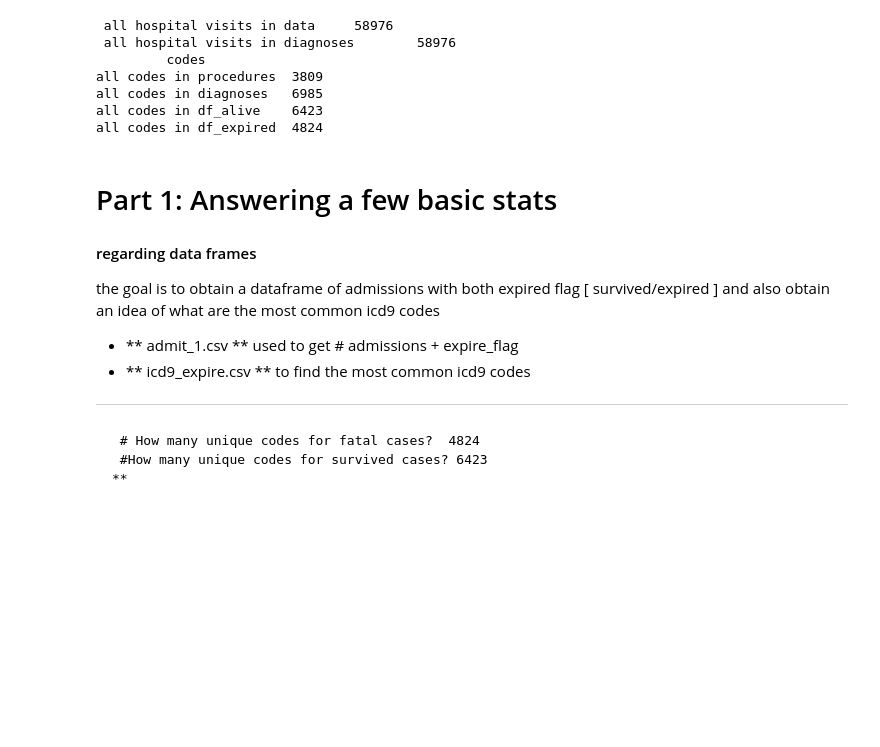
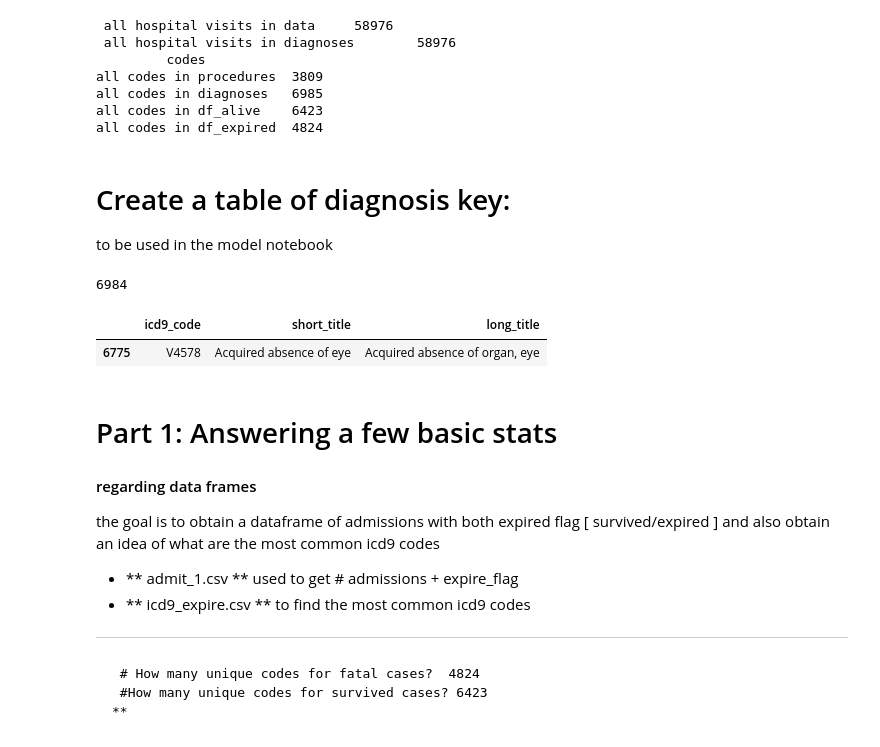
Before and after one commit to billiescodes/mortality_in_ICU, a Jupyter notebook: 01_ExploratoryAnalysis.ipynb, the cells around one changed output. Saved outputs shown, nothing was run; the diff lists cells and outputs as text; code cells hidden in the pictures; blank space fills up the shorter version.

```diff
--- a/01_ExploratoryAnalysis.ipynb
+++ b/01_ExploratoryAnalysis.ipynb
@@ -123,3 +128,14 @@ all codes in procedures  3809
 all codes in diagnoses   6985
 all codes in df_alive    6423
 all codes in df_expired  4824
+# %% [markdown]
+# Create a table of diagnosis key:
+to be used in the model notebook
+# %%
+colz = ['icd9_code', 'short_title', 'long_title']
+
+diagnoses_key = diagnoses.groupby('icd9_code').first().reset_index()
+
+diagnoses_key=diagnoses_key[colz]
+
+diagnoses_key.to_csv('diagnoses_key.csv', index=None)
@@ -126,3 +144,10 @@ all codes in df_expired  4824
+# %%
+print (len(diagnoses_key))
+diagnoses_key[diagnoses_key['icd9_code']== 'V4578']
+# %% [output]
+6984
+|  | icd9_code | short_title | long_title |
+| 6775 | V4578 | Acquired absence of eye | Acquired absence of organ, eye |
 # %%
 ## diagnoses.groupby('hadm_id').count() # returns DF with number codes per visit
 ## diagnoses.groupby('')
```
Also changed, not shown: parts of 20 cells of this notebook, 1 other file.
